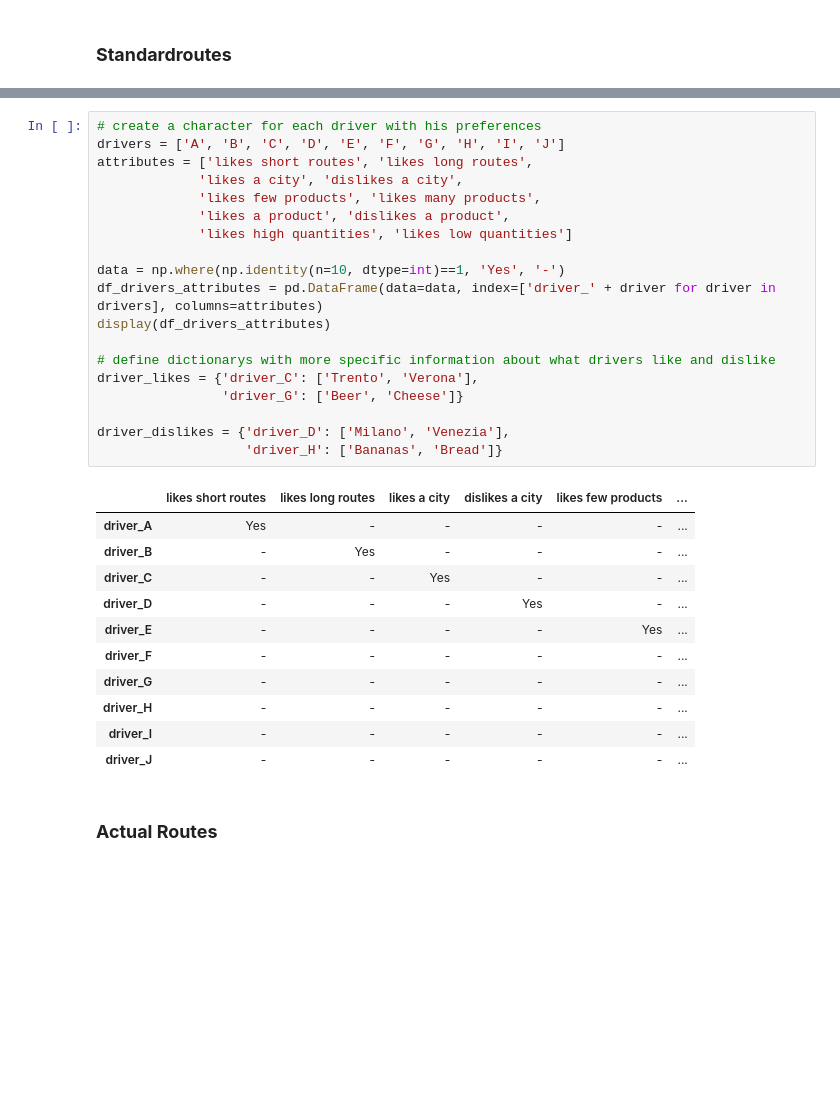
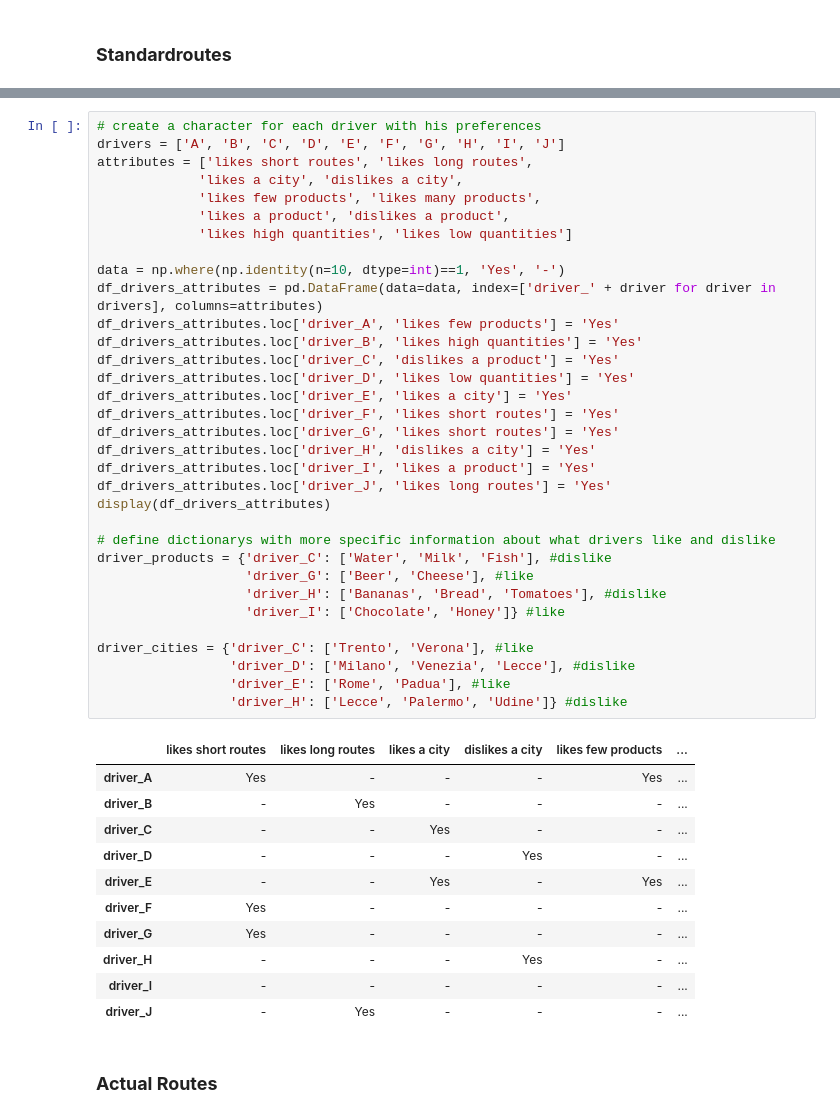
Before and after one commit to dennismgoetz/DataMining, a Jupyter notebook: DataGeneration.ipynb, the cells around one changed output, grey strips where cells are left out. Saved outputs shown, nothing was run; the diff lists cells and outputs as text; blank space fills up the shorter version.

```diff
--- a/DataGeneration.ipynb
+++ b/DataGeneration.ipynb
@@ -126,34 +165,48 @@ id:s3, route:
 # %%
 # create a character for each driver with his preferences
 drivers = ['A', 'B', 'C', 'D', 'E', 'F', 'G', 'H', 'I', 'J']
 attributes = ['likes short routes', 'likes long routes',
              'likes a city', 'dislikes a city',
              'likes few products', 'likes many products',
              'likes a product', 'dislikes a product',
              'likes high quantities', 'likes low quantities']
 
 data = np.where(np.identity(n=10, dtype=int)==1, 'Yes', '-')
 df_drivers_attributes = pd.DataFrame(data=data, index=['driver_' + driver for driver in drivers], columns=attributes)
+df_drivers_attributes.loc['driver_A', 'likes few products'] = 'Yes'
+df_drivers_attributes.loc['driver_B', 'likes high quantities'] = 'Yes'
+df_drivers_attributes.loc['driver_C', 'dislikes a product'] = 'Yes'
+df_drivers_attributes.loc['driver_D', 'likes low quantities'] = 'Yes'
+df_drivers_attributes.loc['driver_E', 'likes a city'] = 'Yes'
+df_drivers_attributes.loc['driver_F', 'likes short routes'] = 'Yes'
+df_drivers_attributes.loc['driver_G', 'likes short routes'] = 'Yes'
+df_drivers_attributes.loc['driver_H', 'dislikes a city'] = 'Yes'
+df_drivers_attributes.loc['driver_I', 'likes a product'] = 'Yes'
+df_drivers_attributes.loc['driver_J', 'likes long routes'] = 'Yes'
 display(df_drivers_attributes)
 
 # define dictionarys with more specific information about what drivers like and dislike
-driver_likes = {'driver_C': ['Trento', 'Verona'],
-                'driver_G': ['Beer', 'Cheese']}
+driver_products = {'driver_C': ['Water', 'Milk', 'Fish'], #dislike
+                   'driver_G': ['Beer', 'Cheese'], #like
+                   'driver_H': ['Bananas', 'Bread', 'Tomatoes'], #dislike
+                   'driver_I': ['Chocolate', 'Honey']} #like
 
-driver_dislikes = {'driver_D': ['Milano', 'Venezia'],
-                   'driver_H': ['Bananas', 'Bread']}
+driver_cities = {'driver_C': ['Trento', 'Verona'], #like
+                 'driver_D': ['Milano', 'Venezia', 'Lecce'], #dislike
+                 'driver_E': ['Rome', 'Padua'], #like
+                 'driver_H': ['Lecce', 'Palermo', 'Udine']} #dislike
 # %% [output]
 |  | likes short routes | likes long routes | likes a city | dislikes a city | likes few products | ... |
-| driver_A | Yes | - | - | - | - | ... |
+| driver_A | Yes | - | - | - | Yes | ... |
 | driver_B | - | Yes | - | - | - | ... |
 | driver_C | - | - | Yes | - | - | ... |
 | driver_D | - | - | - | Yes | - | ... |
-| driver_E | - | - | - | - | Yes | ... |
-| driver_F | - | - | - | - | - | ... |
-| driver_G | - | - | - | - | - | ... |
-| driver_H | - | - | - | - | - | ... |
+| driver_E | - | - | Yes | - | Yes | ... |
+| driver_F | Yes | - | - | - | - | ... |
+| driver_G | Yes | - | - | - | - | ... |
+| driver_H | - | - | - | Yes | - | ... |
 | driver_I | - | - | - | - | - | ... |
-| driver_J | - | - | - | - | - | ... |
+| driver_J | - | Yes | - | - | - | ... |
 # %% [markdown]
 ### **Actual Routes** ###
 # %%
```
Also changed, not shown: parts of 21 cells of this notebook, 5 other files.
